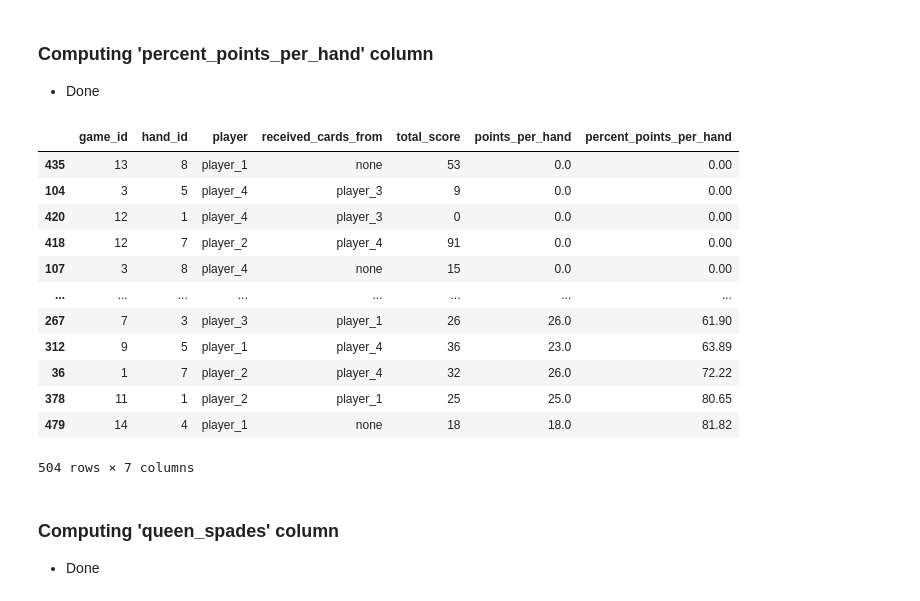
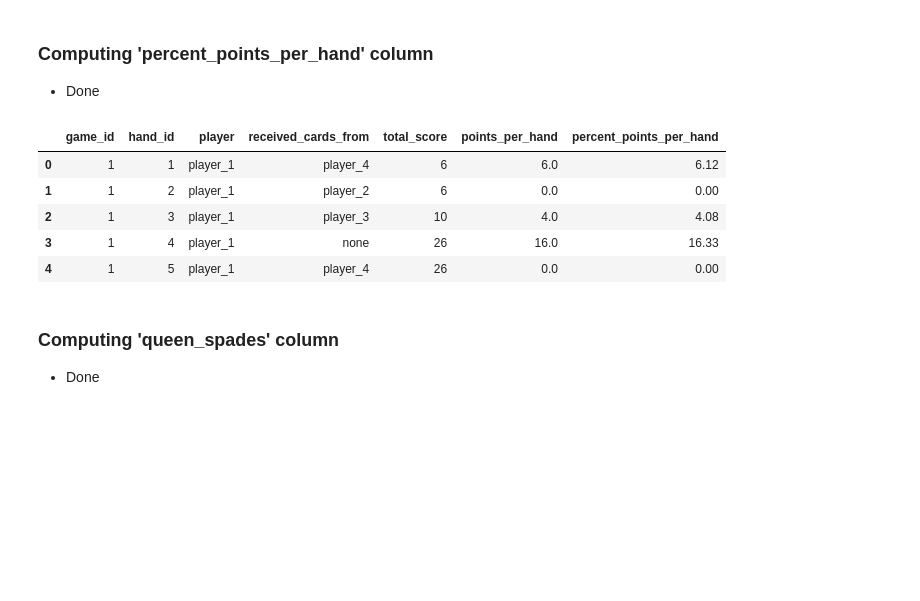
Before and after one commit to kmaurinjones/hearts_scores, a Jupyter notebook: hearts_scoring_analysis.ipynb, the cells around one changed output. Cells and saved outputs as stored; diff of their text form; code cells hidden in the pictures; blank space fills up the shorter version.

```diff
--- a/hearts_scoring_analysis.ipynb
+++ b/hearts_scoring_analysis.ipynb
@@ -84,39 +84,32 @@ scores.head()
 # %%
 ### percent_points_per_hand -- DONE
 
 for game in num_games:
 
     game_df = scores.query(f'game_id == {game}') # subsets original df per game_id, into game_df
     player_list = game_df['player'].unique() # initialize player list per game (same as for each hand) so we can later get a max score per player
 
     max_score_dict = {} # dictionary where keys = player names, values = each player's final score
     for player_name in player_list:
         game_per_player = game_df.query(f'player == "{player_name}"')
         game_per_player_indices = game_per_player.index.tolist()
         max_score_dict[f'{player_name}'] = game_per_player['total_score'].max()
 
         # print (game_per_player_indices)
 
         for index in game_per_player_indices:
             scores.loc[index, 'percent_points_per_hand'] = round((scores.loc[index, 'points_per_hand'] / max_score_dict[f'{player_name}'] * 100), 2)
 
     # print (max_score_dict)
 
-scores.sort_values(by = "percent_points_per_hand", ascending = True)
+scores.head()
 # %% [output]
 |  | game_id | hand_id | player | received_cards_from | total_score | points_per_hand | percent_points_per_hand |
-| 435 | 13 | 8 | player_1 | none | 53 | 0.0 | 0.00 |
-| 104 | 3 | 5 | player_4 | player_3 | 9 | 0.0 | 0.00 |
-| 420 | 12 | 1 | player_4 | player_3 | 0 | 0.0 | 0.00 |
-| 418 | 12 | 7 | player_2 | player_4 | 91 | 0.0 | 0.00 |
-| 107 | 3 | 8 | player_4 | none | 15 | 0.0 | 0.00 |
-| ... | ... | ... | ... | ... | ... | ... | ... |
-| 267 | 7 | 3 | player_3 | player_1 | 26 | 26.0 | 61.90 |
-| 312 | 9 | 5 | player_1 | player_4 | 36 | 23.0 | 63.89 |
-| 36 | 1 | 7 | player_2 | player_4 | 32 | 26.0 | 72.22 |
-| 378 | 11 | 1 | player_2 | player_1 | 25 | 25.0 | 80.65 |
-| 479 | 14 | 4 | player_1 | none | 18 | 18.0 | 81.82 |
+| 0 | 1 | 1 | player_1 | player_4 | 6 | 6.0 | 6.12 |
+| 1 | 1 | 2 | player_1 | player_2 | 6 | 0.0 | 0.00 |
+| 2 | 1 | 3 | player_1 | player_3 | 10 | 4.0 | 4.08 |
+| 3 | 1 | 4 | player_1 | none | 26 | 16.0 | 16.33 |
+| 4 | 1 | 5 | player_1 | player_4 | 26 | 0.0 | 0.00 |
-504 rows × 7 columns
 # %% [markdown]
 ### Computing 'queen_spades' column
 - Done
```
Also changed, not shown: parts of 3 cells of this notebook, 1 other file.
